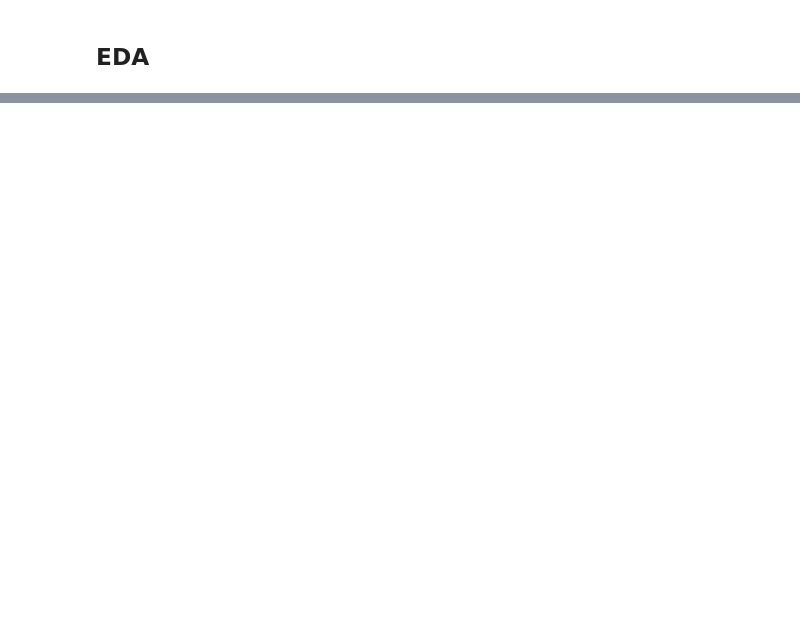
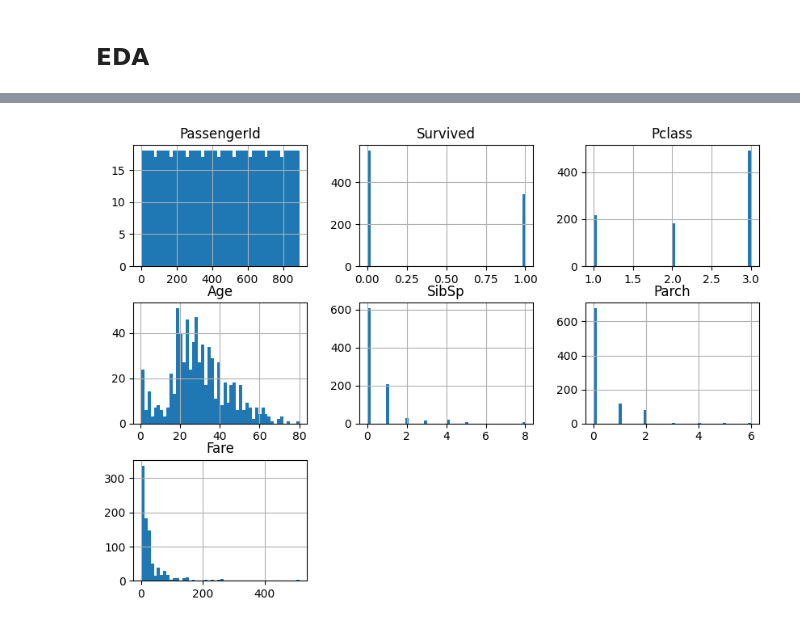
Before and after one commit to essiesalari/Titanic-ML, a Jupyter notebook: TitanicML.ipynb, the cells around one changed output, grey strips where cells are left out. Drawn from its saved outputs; the diff is of its cells as text; code cells hidden in the pictures; blank space fills up the shorter version.

```diff
--- a/TitanicML.ipynb
+++ b/TitanicML.ipynb
@@ -24,0 +84,6 @@ df_train = pd.read_csv('train.csv')
+# %%
+# Vusualize distributions
+df_train.hist(bins=50, figsize=(10,7))
+plt.show()
+# %% [output]
+[figure, added]
```
Also changed, not shown: parts of 6 cells of this notebook.
